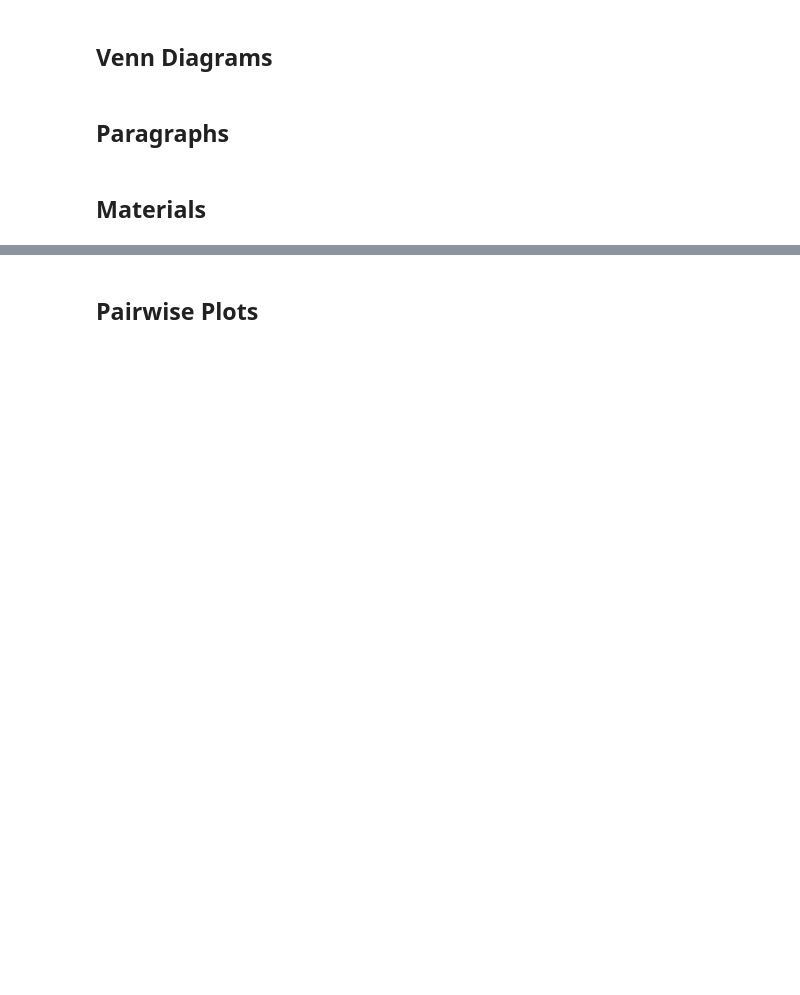
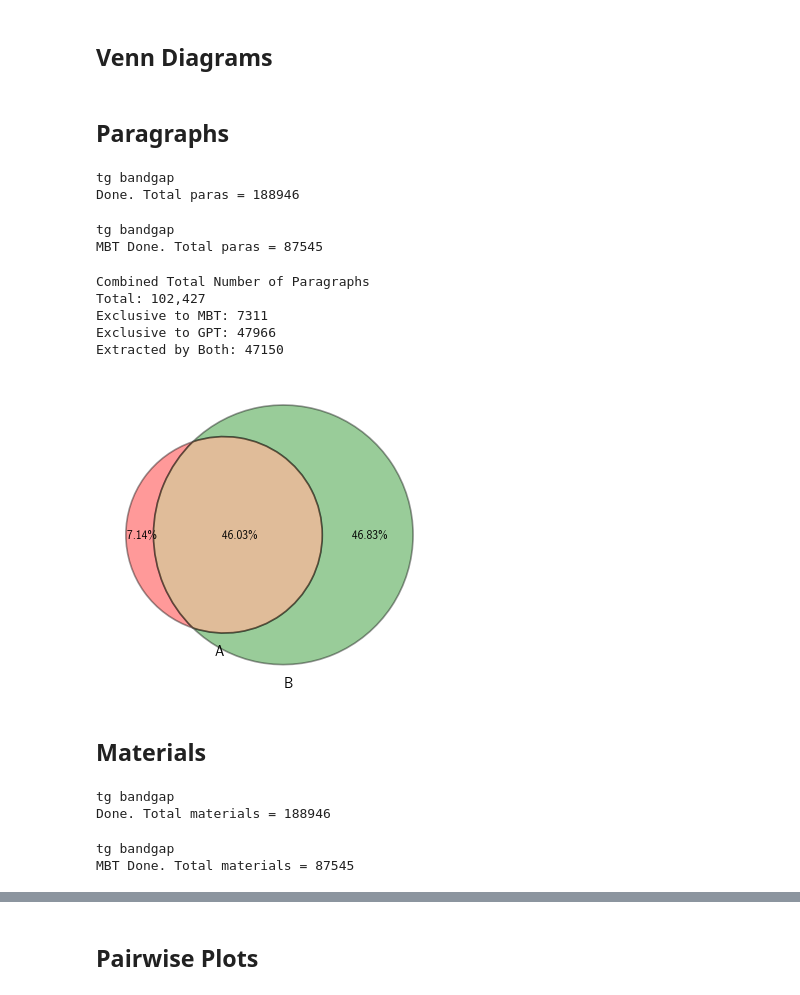
Before and after one commit to Ramprasad-Group/PromptDataExtraction, a Jupyter notebook: notebooks/GPT_vs_MBert.ipynb, the cells around one changed output, grey strips where cells are left out. Cells and saved outputs as stored; diff of their text form; code cells hidden in the pictures; blank space fills up the shorter version.

```diff
--- a/notebooks/GPT_vs_MBert.ipynb
+++ b/notebooks/GPT_vs_MBert.ipynb
@@ -232,7 +242,10 @@ for prop in props:
     for r in rows:
         gpt_paras.append(r.id)
 
-print("\nDone. Total paras =", len(gpt_paras))
+print("\nGPT Done. Total paras =", len(gpt_paras))
+# %% [output]
+tg bandgap
+Done. Total paras = 188946
 # %%
 # Create a set of all paragraphs where MaterialsBERT extracted data
 mtb_paras = []
@@ -244,51 +257,68 @@ props = ['tg', 'bandgap']
 for prop in props:
     print(prop, end=' ')
     rows = postgres.raw_sql("""
-    SELECT em.para_id as id
-    FROM extracted_data ed
+    SELECT em.para_id as id FROM extracted_data ed
     JOIN extracted_properties ep ON ep.id = ed.property_id
     JOIN extracted_materials em ON em.id = ep.material_id
-    WHERE ed."method" = 'MaterialsBERT' AND ed.property = :prop;
+    WHERE ed."method" = 'MaterialsBERT' AND ed.property = :prop
+    AND EXISTS (
+        SELECT fp.para_id FROM filtered_paragraphs fp
+        WHERE fp.filter_name LIKE '%_ner_full'
+        AND fp.para_id = em.para_id
+    );
     """, prop=prop)
     for r in rows:
         mtb_paras.append(r.id)
 
-print("\nDone. Total paras =", len(mtb_paras))
+print("\nMBT Done. Total paras =", len(mtb_paras))
+# %% [output]
+tg bandgap
+MBT Done. Total paras = 87545
 # %%
-title="Number of Paragraphs"
+title="Combined Total Number of Unique Paragraphs"
 saveas = "notebooks/venn_paragraphs.svg"
 
 A = set(mtb_paras)
 B = set(gpt_paras)
 
 a_not_b = len(A - B)
 b_not_a = len(B - A)
 a_and_b = len(A & B)
 total = a_not_b + b_not_a + a_and_b
 
 fig, ax = plt.subplots(1, 1, figsize=(3.25, 2.8))
 v = venn2(subsets=(a_not_b, b_not_a, a_and_b), ax=ax)
 for p in v.patches:
     p.set_linewidth(1)
     p.set_edgecolor('k')
 
 # v.get_label_by_id('10').set_text(f"{a_not_b:,}")
 # v.get_label_by_id('01').set_text(f"{b_not_a:,}")
 # v.get_label_by_id('11').set_text(f"{a_and_b:,}")
 
 v.get_label_by_id('10').set_text(f"{100 * a_not_b / total : 0.2f}%")
 v.get_label_by_id('01').set_text(f"{100 * b_not_a / total : 0.2f}%")
 v.get_label_by_id('11').set_text(f"{100 * a_and_b / total : 0.2f}%")
 
 
 title += f"\nTotal: {total :,}"
 print(title)
+print("Exclusive to MBT:", a_not_b)
+print("Exclusive to GPT:", b_not_a)
+print("Extracted by Both:", a_and_b)
 
 # ax.set(title = title)
 plt.tight_layout()
 if saveas:
     plt.savefig(saveas, dpi=300)
 plt.show()
+# %% [output]
+Combined Total Number of Paragraphs
+Total: 102,427
+Exclusive to MBT: 7311
+Exclusive to GPT: 47966
+Extracted by Both: 47150
+[figure, added]
 # %% [markdown]
 ## Materials
 # %%
@@ -309,7 +339,10 @@ for prop in props:
     for r in rows:
         gpt_mats.append(r.material)
 
-print("\nDone. Total materials =", len(gpt_mats))
+print("\nGPT Done. Total materials =", len(gpt_mats))
+# %% [output]
+tg bandgap
+Done. Total materials = 188946
 # %%
 # Create a set of all paragraphs where MaterialsBERT extracted data
 mtb_mats = []
@@ -321,12 +354,21 @@ props = ['tg', 'bandgap']
 for prop in props:
     print(prop, end=' ')
     rows = postgres.raw_sql("""
-    SELECT ed.material
-    FROM extracted_data ed
-    WHERE ed."method" = 'MaterialsBERT' AND ed.property = :prop;
+    SELECT ed.material FROM extracted_data ed
+    JOIN extracted_properties ep ON ep.id = ed.property_id
+    JOIN extracted_materials em ON em.id = ep.material_id
+    WHERE ed."method" = 'MaterialsBERT' AND ed.property = :prop
+    AND EXISTS (
+        SELECT fp.para_id FROM filtered_paragraphs fp
+        WHERE fp.filter_name LIKE '%_ner_full'
+        AND fp.para_id = em.para_id
+    );
     """, prop=prop)
     for r in rows:
         mtb_mats.append(r.material)
 
-print("\nDone. Total materials =", len(mtb_mats))
+print("\nMBT Done. Total materials =", len(mtb_mats))
+# %% [output]
+tg bandgap
+MBT Done. Total materials = 87545
 # %%
```
Also changed, not shown: parts of 13 cells of this notebook.
